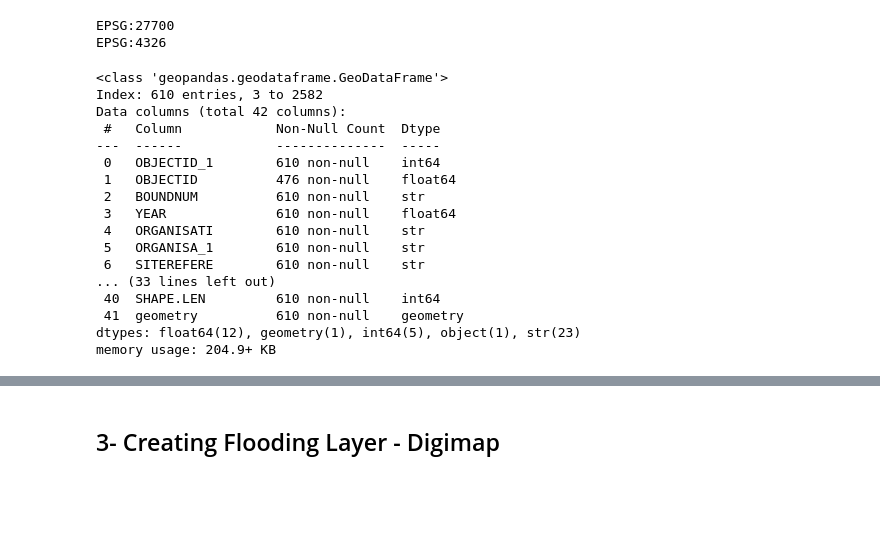
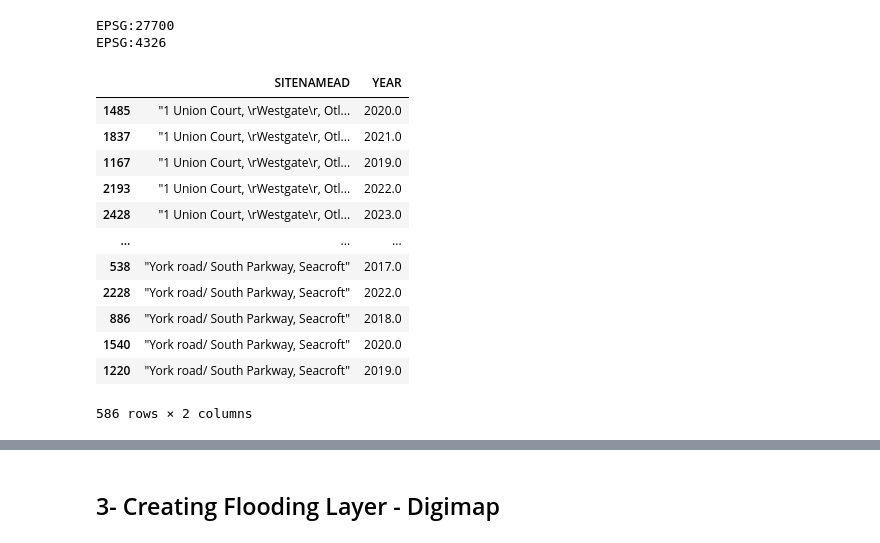
Before and after one commit to MarionC749/LIDA-SEEDS, a Jupyter notebook: Data_Processing/3-SEEDS_potentialCGS_search.ipynb, the cells around one changed output, grey strips where cells are left out. Cells and saved outputs as stored; diff of their text form; code cells hidden in the pictures; blank space fills up the shorter version.

```diff
--- a/Data_Processing/3-SEEDS_potentialCGS_search.ipynb
+++ b/Data_Processing/3-SEEDS_potentialCGS_search.ipynb
@@ -281,23 +284,19 @@ print(LCC_brownfields.crs)
 # %% [output]
 EPSG:27700
 EPSG:4326
-# %%
-LCC_brownfields.info()
-# %% [output]
-<class 'geopandas.geodataframe.GeoDataFrame'>
-Index: 610 entries, 3 to 2582
-Data columns (total 42 columns):
- #   Column            Non-Null Count  Dtype
----  ------            --------------  -----
- 0   OBJECTID_1        610 non-null    int64
- 1   OBJECTID          476 non-null    float64
- 2   BOUNDNUM          610 non-null    str
- 3   YEAR              610 non-null    float64
- 4   ORGANISATI        610 non-null    str
- 5   ORGANISA_1        610 non-null    str
- 6   SITEREFERE        610 non-null    str
-... (33 lines left out)
- 40  SHAPE.LEN         610 non-null    int64
- 41  geometry          610 non-null    geometry
-dtypes: float64(12), geometry(1), int64(5), object(1), str(23)
-memory usage: 204.9+ KB
+# %%
+LCC_brownfields.loc[LCC_brownfields['SITENAMEAD'].duplicated(keep=False), ["SITENAMEAD", "YEAR"]].sort_values("SITENAMEAD")
+# %% [output]
+|  | SITENAMEAD | YEAR |
+| 1485 | "1 Union Court, \rWestgate\r, Otl... | 2020.0 |
+| 1837 | "1 Union Court, \rWestgate\r, Otl... | 2021.0 |
+| 1167 | "1 Union Court, \rWestgate\r, Otl... | 2019.0 |
+| 2193 | "1 Union Court, \rWestgate\r, Otl... | 2022.0 |
+| 2428 | "1 Union Court, \rWestgate\r, Otl... | 2023.0 |
+| ... | ... | ... |
+| 538 | "York road/ South Parkway, Seacroft" | 2017.0 |
+| 2228 | "York road/ South Parkway, Seacroft" | 2022.0 |
+| 886 | "York road/ South Parkway, Seacroft" | 2018.0 |
+| 1540 | "York road/ South Parkway, Seacroft" | 2020.0 |
+| 1220 | "York road/ South Parkway, Seacroft" | 2019.0 |
+586 rows × 2 columns
```
Also changed, not shown: parts of 9 cells of this notebook, 20 other files.
